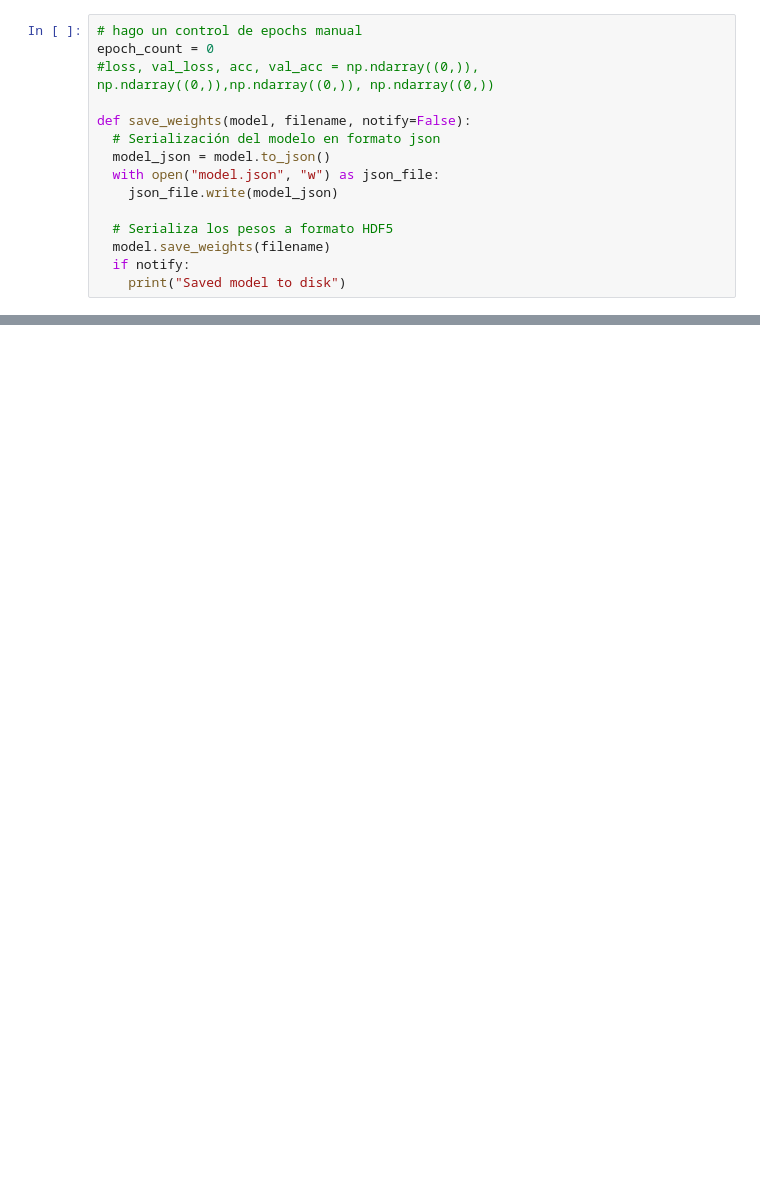
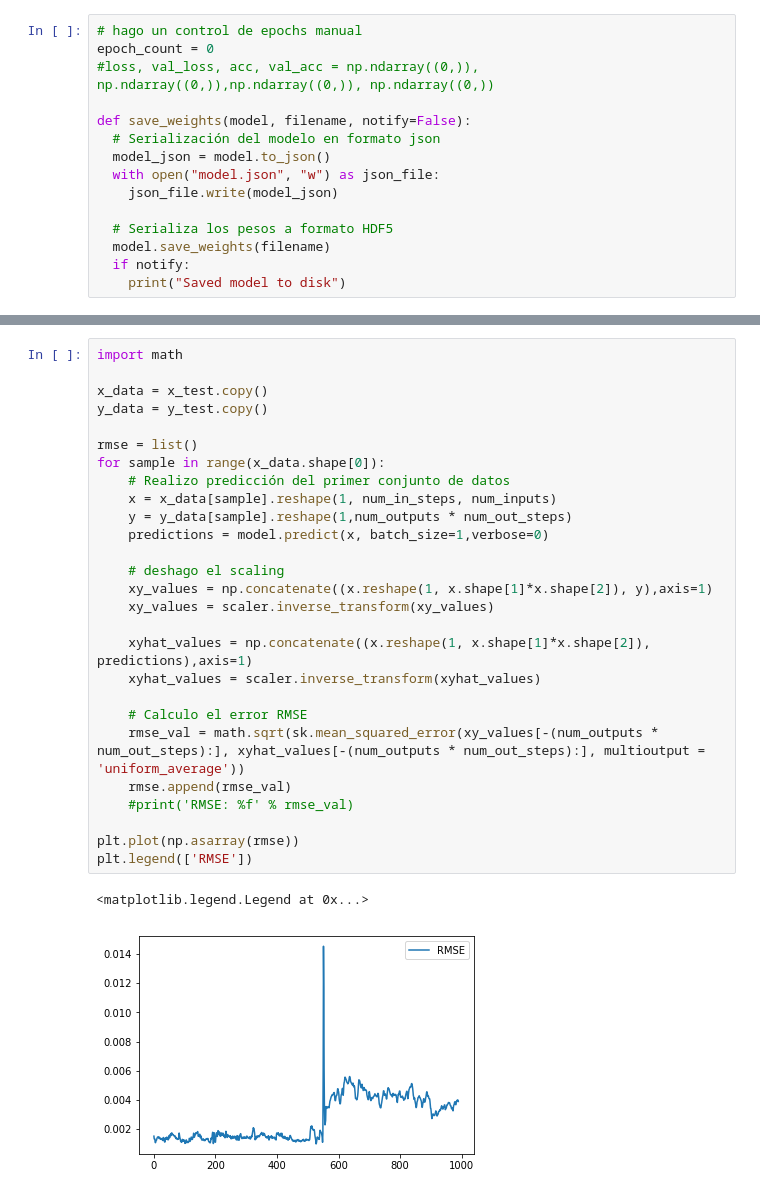
Before and after one commit to raulMrello/MachineLearning_for_Trading, a Jupyter notebook: OHLC2OC_predictor.ipynb, the cells around one changed output, grey strips where cells are left out. Drawn from its saved outputs; the diff is of its cells as text; blank space fills up the shorter version.

```diff
--- a/OHLC2OC_predictor.ipynb
+++ b/OHLC2OC_predictor.ipynb
@@ -585,2 +522,32 @@ RMSE: 0.002623
+# %%
+import math
+
+x_data = x_test.copy()
+y_data = y_test.copy()
+
+rmse = list()
+for sample in range(x_data.shape[0]):
+    # Realizo predicción del primer conjunto de datos
+    x = x_data[sample].reshape(1, num_in_steps, num_inputs)
+    y = y_data[sample].reshape(1,num_outputs * num_out_steps)
+    predictions = model.predict(x, batch_size=1,verbose=0)
+
+    # deshago el scaling
+    xy_values = np.concatenate((x.reshape(1, x.shape[1]*x.shape[2]), y),axis=1)
+    xy_values = scaler.inverse_transform(xy_values)
+
+    xyhat_values = np.concatenate((x.reshape(1, x.shape[1]*x.shape[2]), predictions),axis=1)
+    xyhat_values = scaler.inverse_transform(xyhat_values)
+
+    # Calculo el error RMSE
+    rmse_val = math.sqrt(sk.mean_squared_error(xy_values[-(num_outputs * num_out_steps):], xyhat_values[-(num_outputs * num_out_steps):], multioutput = 'uniform_average'))
+    rmse.append(rmse_val)
+    #print('RMSE: %f' % rmse_val)
+
+plt.plot(np.asarray(rmse))
+plt.legend(['RMSE'])
+# %% [output]
+<matplotlib.legend.Legend at 0x...>
+[figure, added]
 # %%
 # Una vez validado, realiza las predicciones con las entradas de validación, visualiza y obtiene error
```
Also changed, not shown: parts of 16 cells of this notebook, 15 other files.
